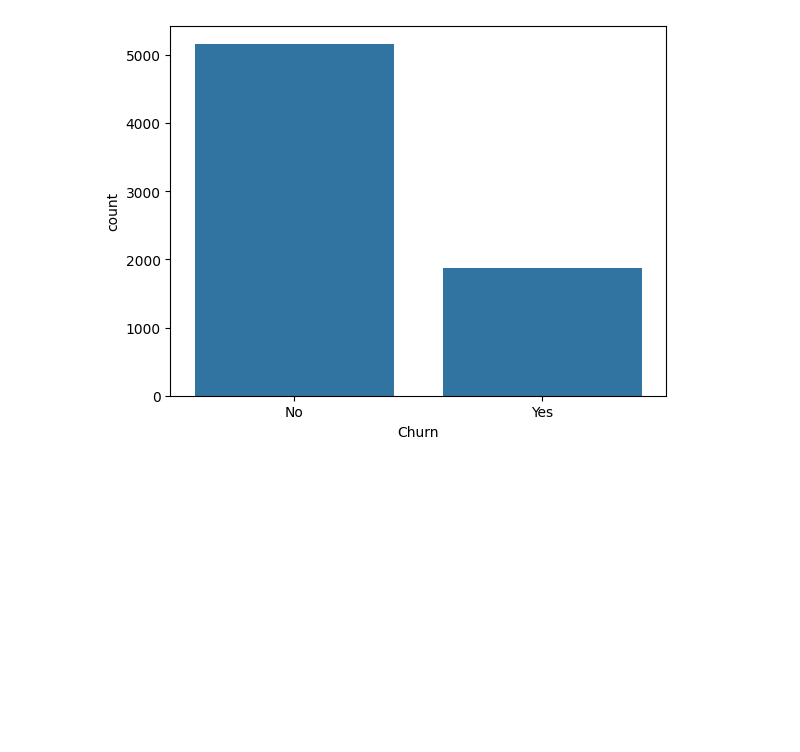
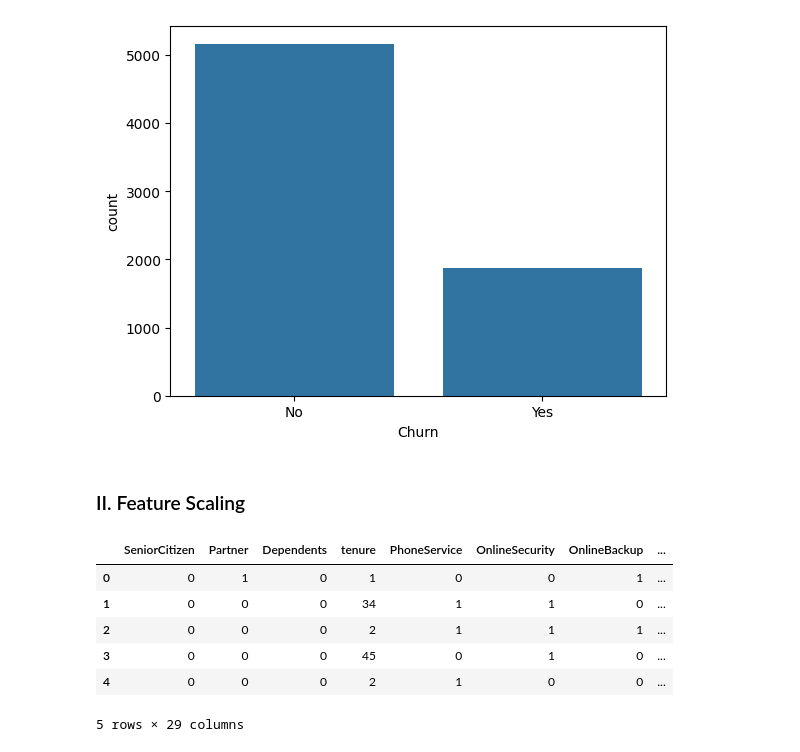
Before and after one commit to YvesMatanga/Cloud-Analytics, a Jupyter notebook: IBM-Telco-Customer-Churn/notebooks/IBM-Customer-Churn-Problem [EDA].ipynb, the cells around one changed output. Drawn from its saved outputs; the diff is of its cells as text; code cells hidden in the pictures; blank space fills up the shorter version.

```diff
--- a/IBM-Telco-Customer-Churn/notebooks/IBM-Customer-Churn-Problem [EDA].ipynb
+++ b/IBM-Telco-Customer-Churn/notebooks/IBM-Customer-Churn-Problem [EDA].ipynb
@@ -112,3 +112,21 @@ sns.countplot(data=dataset_df,x='Churn')
 # %% [output]
 <Axes: xlabel='Churn', ylabel='count'>
 [figure]
+# %% [markdown]
+<h3>II. Feature Scaling</h3>
+# %%
+from sklearn.preprocessing import StandardScaler
+
+X_d = dataset_df.drop(columns=['Churn'])#extract features
+X = pd.get_dummies(X_d,dtype=int)#perform one hot encoding
+y = dataset_df[['Churn']]#get target variable
+
+X.head()
+# %% [output]
+|  | SeniorCitizen | Partner | Dependents | tenure | PhoneService | OnlineSecurity | OnlineBackup | ... |
+| 0 | 0 | 1 | 0 | 1 | 0 | 0 | 1 | ... |
+| 1 | 0 | 0 | 0 | 34 | 1 | 1 | 0 | ... |
+| 2 | 0 | 0 | 0 | 2 | 1 | 1 | 1 | ... |
+| 3 | 0 | 0 | 0 | 45 | 0 | 1 | 0 | ... |
+| 4 | 0 | 0 | 0 | 2 | 1 | 0 | 0 | ... |
+5 rows × 29 columns
```
Also changed, not shown: parts of 3 cells of this notebook, 3 other files.
